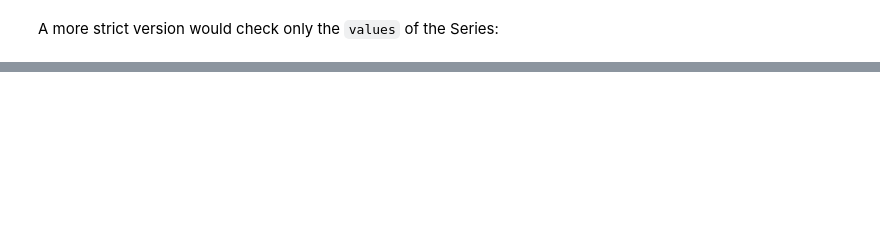
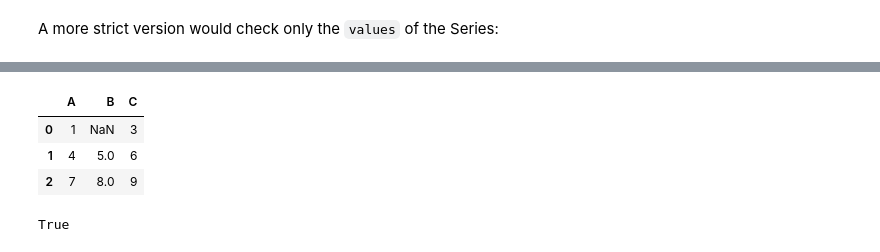
Before and after one commit to abeflores/Data_Analysis_with_Python, a Jupyter notebook: Data Cleaning 2 - Handling Missing Data with Pandas.ipynb, the cells around one changed output, grey strips where cells are left out. Drawn from its saved outputs; the diff is of its cells as text; code cells hidden in the pictures; blank space fills up the shorter version.

```diff
--- a/Data Cleaning 2 - Handling Missing Data with Pandas.ipynb
+++ b/Data Cleaning 2 - Handling Missing Data with Pandas.ipynb
@@ -492,2 +539,14 @@ s.isnull().values.any()
+# %%
+sample = pd.DataFrame(data=[[1,np.nan,3],[4,5,6],[7,8,9]], columns=['A','B','C'])
+sample
+# %% [output]
+|  | A | B | C |
+| 0 | 1 | NaN | 3 |
+| 1 | 4 | 5.0 | 6 |
+| 2 | 7 | 8.0 | 9 |
+# %%
+sample.isnull().values.any()
+# %% [output]
+True
 # %% [markdown]
 ![separator2](https://i.imgur.com/4gX5WFr.png)
```
Also changed, not shown: parts of 18 cells of this notebook.
